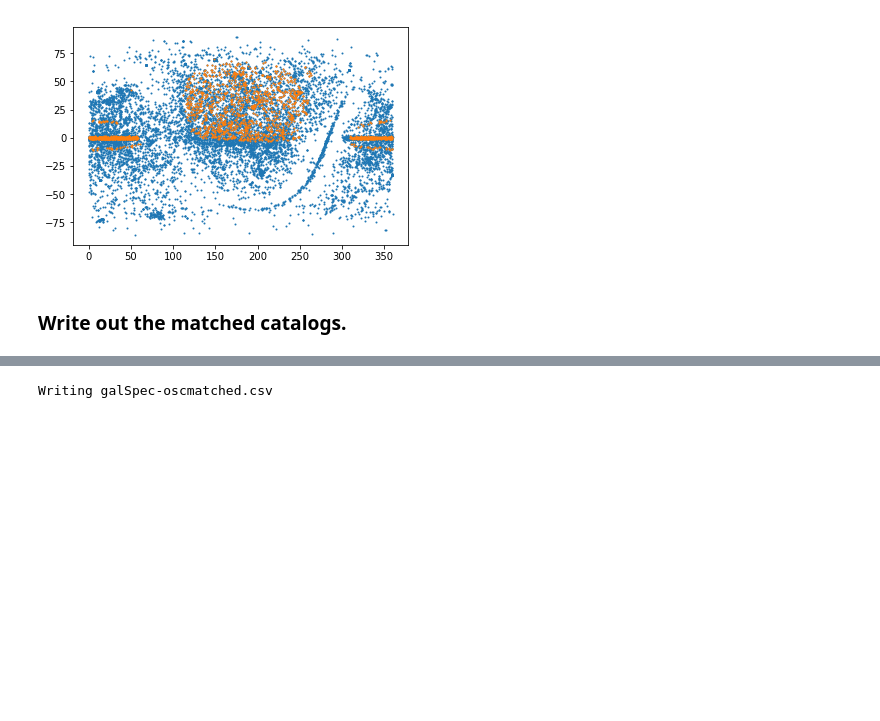
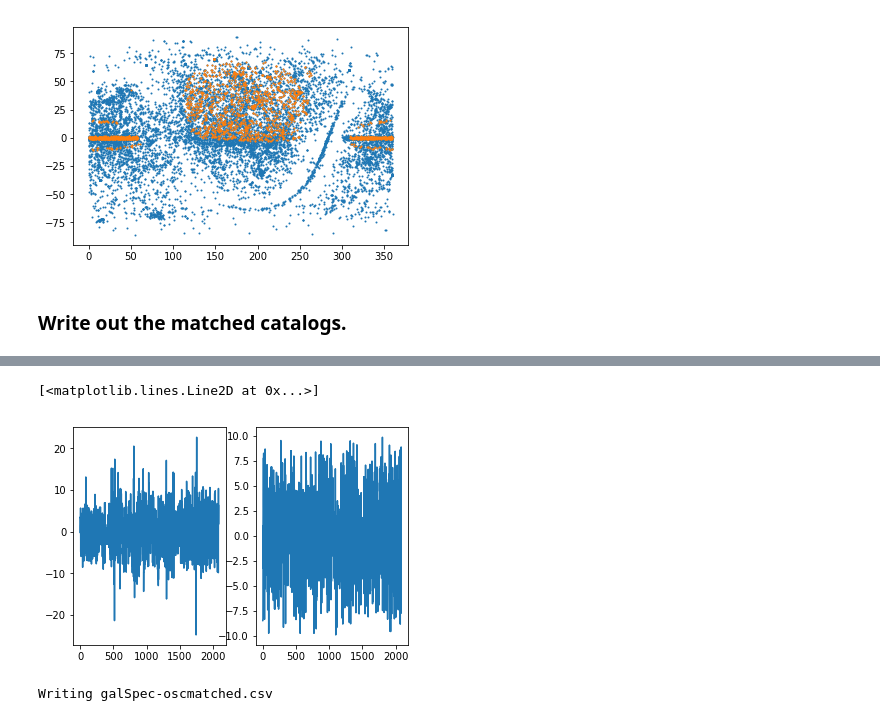
Before and after one commit to moustakas/siena-astrophysics, a Jupyter notebook: nb/match-galspecinfo-open-supernova-catalog.ipynb, the cells around one changed output, grey strips where cells are left out. Saved outputs shown, nothing was run; the diff lists cells and outputs as text; code cells hidden in the pictures; blank space fills up the shorter version.

```diff
--- a/nb/match-galspecinfo-open-supernova-catalog.ipynb
+++ b/nb/match-galspecinfo-open-supernova-catalog.ipynb
@@ -266,0 +293,4 @@ sdssout
+# %%
+sdssout = sdssinfo[indx_sdss].copy()
+sdssout.add_columns(sdssprops[indx_sdss].columns.values())
+sdssout
@@ -267,3 +317,10 @@ sdssout
+# %%
+fig, ax = plt.subplots(1, 2)
+ax[0].plot( (oscout['MEAN_RA'] - sdssout['RA']) * 3600 )
+ax[1].plot( (oscout['MEAN_DEC'] - sdssout['DEC']) * 3600 )
+# %% [output]
+[<matplotlib.lines.Line2D at 0x...>]
+[figure, added]
 # %%
 sdssfile = 'galSpec-oscmatched.csv'
 print('Writing {}'.format(sdssfile))
```
Also changed, not shown: parts of 31 cells of this notebook.
